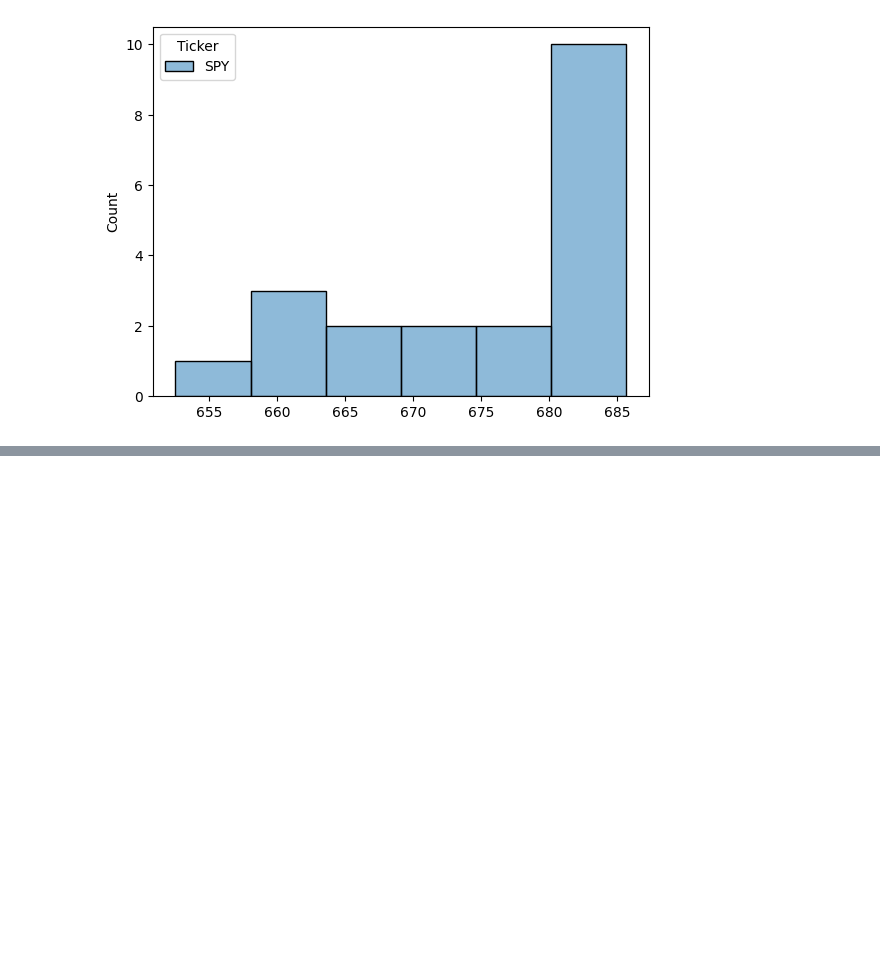
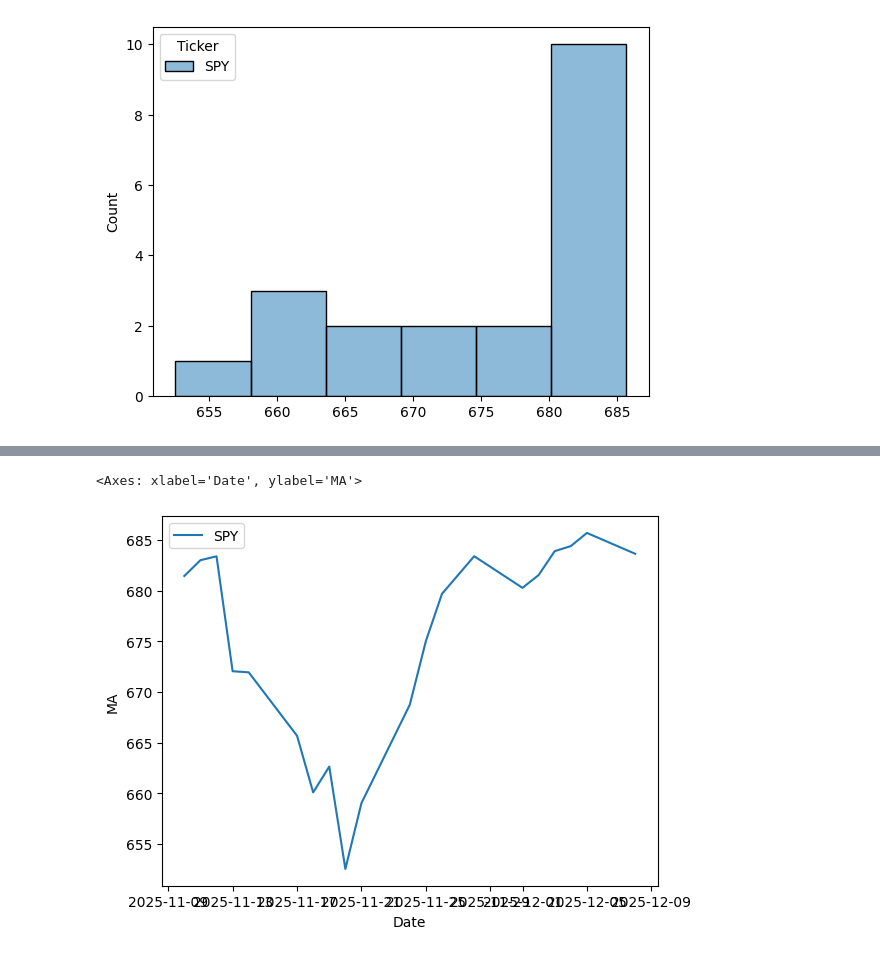
Before and after one commit to bielng/financial_eng, a Jupyter notebook: rsi.ipynb, the cells around one changed output, grey strips where cells are left out. Cells and saved outputs as stored; diff of their text form; code cells hidden in the pictures; blank space fills up the shorter version.

```diff
--- a/rsi.ipynb
+++ b/rsi.ipynb
@@ -57,0 +64,4 @@ sns.histplot(df["Close"])
+# %%
+# let add a moving average
+df["MA"] = df["Close"].rolling(50).mean()
+df
@@ -57,0 +88,6 @@ sns.histplot(df["Close"])
+# %%
+sns.lineplot(df["Close"])
+sns.lineplot(df["MA"])
+# %% [output]
+<Axes: xlabel='Date', ylabel='MA'>
+[figure, added]
```
Also changed, not shown: parts of 4 cells of this notebook, 1 other file.
